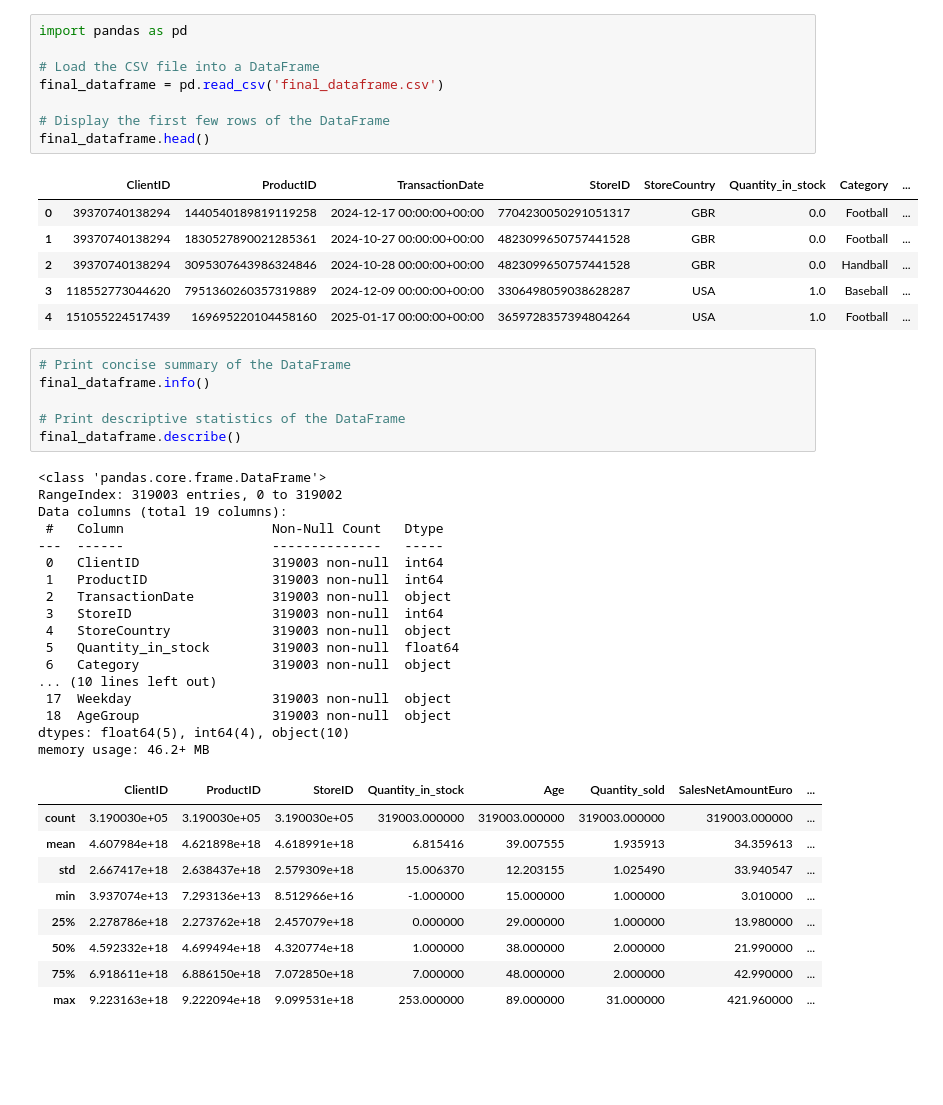
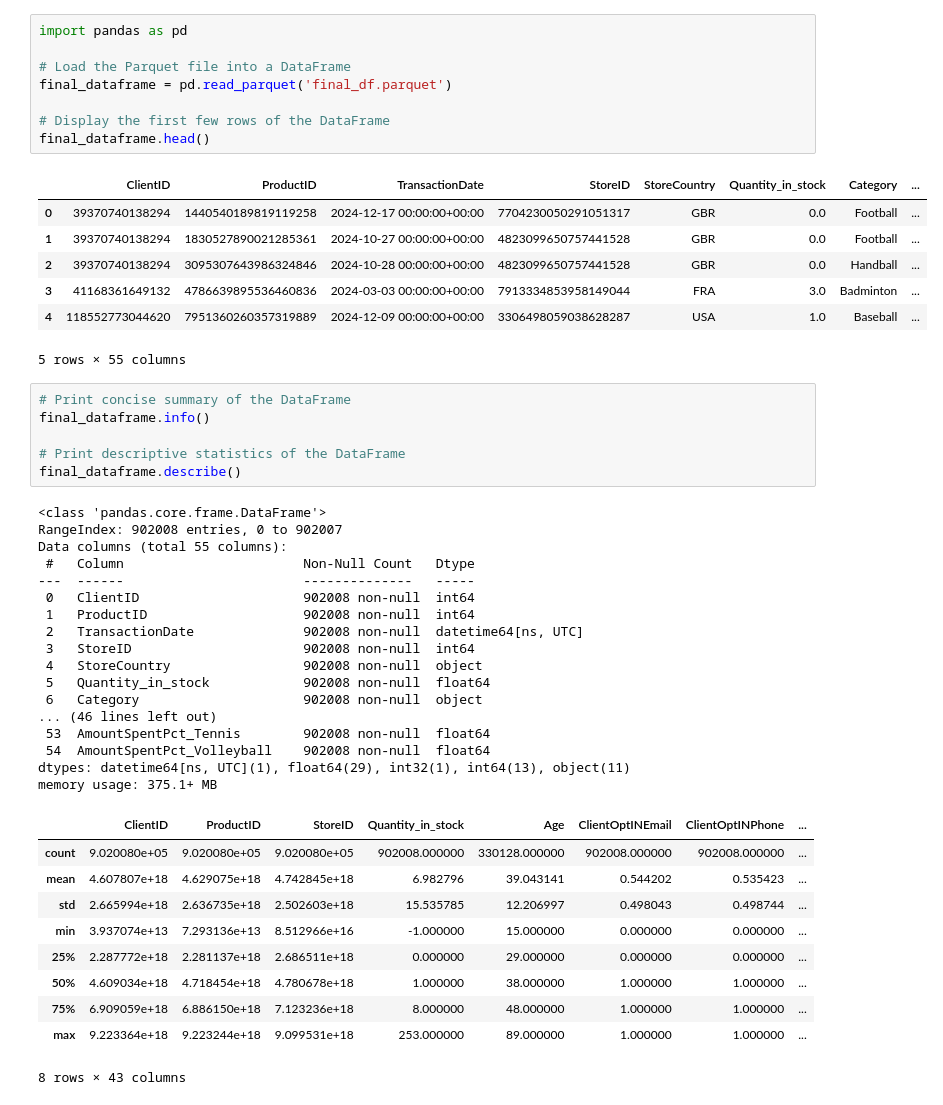
Before and after one commit to ravhello/hackathon, a Jupyter notebook: karim.ipynb, the cells around one changed output. Cells and saved outputs as stored; diff of their text form; blank space fills up the shorter version.

```diff
--- a/karim.ipynb
+++ b/karim.ipynb
@@ -1,18 +1,19 @@
 # %%
 import pandas as pd
 
-# Load the CSV file into a DataFrame
-final_dataframe = pd.read_csv('final_dataframe.csv')
+# Load the Parquet file into a DataFrame
+final_dataframe = pd.read_parquet('final_df.parquet')
 
 # Display the first few rows of the DataFrame
 final_dataframe.head()
 # %% [output]
 |  | ClientID | ProductID | TransactionDate | StoreID | StoreCountry | Quantity_in_stock | Category | ... |
 | 0 | 39370740138294 | 1440540189819119258 | 2024-12-17 00:00:00+00:00 | 7704230050291051317 | GBR | 0.0 | Football | ... |
 | 1 | 39370740138294 | 1830527890021285361 | 2024-10-27 00:00:00+00:00 | 4823099650757441528 | GBR | 0.0 | Football | ... |
 | 2 | 39370740138294 | 3095307643986324846 | 2024-10-28 00:00:00+00:00 | 4823099650757441528 | GBR | 0.0 | Handball | ... |
-| 3 | 118552773044620 | 7951360260357319889 | 2024-12-09 00:00:00+00:00 | 3306498059038628287 | USA | 1.0 | Baseball | ... |
-| 4 | 151055224517439 | 169695220104458160 | 2025-01-17 00:00:00+00:00 | 3659728357394804264 | USA | 1.0 | Football | ... |
+| 3 | 41168361649132 | 4786639895536460836 | 2024-03-03 00:00:00+00:00 | 7913334853958149044 | FRA | 3.0 | Badminton | ... |
+| 4 | 118552773044620 | 7951360260357319889 | 2024-12-09 00:00:00+00:00 | 3306498059038628287 | USA | 1.0 | Baseball | ... |
+5 rows × 55 columns
 # %%
 # Print concise summary of the DataFrame
 final_dataframe.info()
@@ -21,31 +22,32 @@ final_dataframe.info()
 final_dataframe.describe()
 # %% [output]
 <class 'pandas.core.frame.DataFrame'>
-RangeIndex: 319003 entries, 0 to 319002
-Data columns (total 19 columns):
- #   Column                   Non-Null Count   Dtype
----  ------                   --------------   -----
- 0   ClientID                 319003 non-null  int64
- 1   ProductID                319003 non-null  int64
- 2   TransactionDate          319003 non-null  object
- 3   StoreID                  319003 non-null  int64
- 4   StoreCountry             319003 non-null  object
- 5   Quantity_in_stock        319003 non-null  float64
- 6   Category                 319003 non-null  object
-... (10 lines left out)
- 17  Weekday                  319003 non-null  object
- 18  AgeGroup                 319003 non-null  object
-dtypes: float64(5), int64(4), object(10)
-memory usage: 46.2+ MB
+RangeIndex: 902008 entries, 0 to 902007
+Data columns (total 55 columns):
+ #   Column                       Non-Null Count   Dtype
+---  ------                       --------------   -----
+ 0   ClientID                     902008 non-null  int64
+ 1   ProductID                    902008 non-null  int64
+ 2   TransactionDate              902008 non-null  datetime64[ns, UTC]
+ 3   StoreID                      902008 non-null  int64
+ 4   StoreCountry                 902008 non-null  object
+ 5   Quantity_in_stock            902008 non-null  float64
+ 6   Category                     902008 non-null  object
+... (46 lines left out)
+ 53  AmountSpentPct_Tennis        902008 non-null  float64
+ 54  AmountSpentPct_Volleyball    902008 non-null  float64
+dtypes: datetime64[ns, UTC](1), float64(29), int32(1), int64(13), object(11)
+memory usage: 375.1+ MB
-|  | ClientID | ProductID | StoreID | Quantity_in_stock | Age | Quantity_sold | SalesNetAmountEuro | ... |
-| count | 3.190030e+05 | 3.190030e+05 | 3.190030e+05 | 319003.000000 | 319003.000000 | 319003.000000 | 319003.000000 | ... |
-| mean | 4.607984e+18 | 4.621898e+18 | 4.618991e+18 | 6.815416 | 39.007555 | 1.935913 | 34.359613 | ... |
-| std | 2.667417e+18 | 2.638437e+18 | 2.579309e+18 | 15.006370 | 12.203155 | 1.025490 | 33.940547 | ... |
-| min | 3.937074e+13 | 7.293136e+13 | 8.512966e+16 | -1.000000 | 15.000000 | 1.000000 | 3.010000 | ... |
-| 25% | 2.278786e+18 | 2.273762e+18 | 2.457079e+18 | 0.000000 | 29.000000 | 1.000000 | 13.980000 | ... |
-| 50% | 4.592332e+18 | 4.699494e+18 | 4.320774e+18 | 1.000000 | 38.000000 | 2.000000 | 21.990000 | ... |
-| 75% | 6.918611e+18 | 6.886150e+18 | 7.072850e+18 | 7.000000 | 48.000000 | 2.000000 | 42.990000 | ... |
-| max | 9.223163e+18 | 9.222094e+18 | 9.099531e+18 | 253.000000 | 89.000000 | 31.000000 | 421.960000 | ... |
+|  | ClientID | ProductID | StoreID | Quantity_in_stock | Age | ClientOptINEmail | ClientOptINPhone | ... |
+| count | 9.020080e+05 | 9.020080e+05 | 9.020080e+05 | 902008.000000 | 330128.000000 | 902008.000000 | 902008.000000 | ... |
+| mean | 4.607807e+18 | 4.629075e+18 | 4.742845e+18 | 6.982796 | 39.043141 | 0.544202 | 0.535423 | ... |
+| std | 2.665994e+18 | 2.636735e+18 | 2.502603e+18 | 15.535785 | 12.206997 | 0.498043 | 0.498744 | ... |
+| min | 3.937074e+13 | 7.293136e+13 | 8.512966e+16 | -1.000000 | 15.000000 | 0.000000 | 0.000000 | ... |
+| 25% | 2.287772e+18 | 2.281137e+18 | 2.686511e+18 | 0.000000 | 29.000000 | 0.000000 | 0.000000 | ... |
+| 50% | 4.609034e+18 | 4.718454e+18 | 4.780678e+18 | 1.000000 | 38.000000 | 1.000000 | 1.000000 | ... |
+| 75% | 6.909059e+18 | 6.886150e+18 | 7.123236e+18 | 8.000000 | 48.000000 | 1.000000 | 1.000000 | ... |
+| max | 9.223364e+18 | 9.223244e+18 | 9.099531e+18 | 253.000000 | 89.000000 | 1.000000 | 1.000000 | ... |
+8 rows × 43 columns
 # %%
 from sklearn.feature_extraction.text import CountVectorizer
 from sklearn.cluster import KMeans
```
Also changed, not shown: parts of 2 cells of this notebook, 6 other files.
